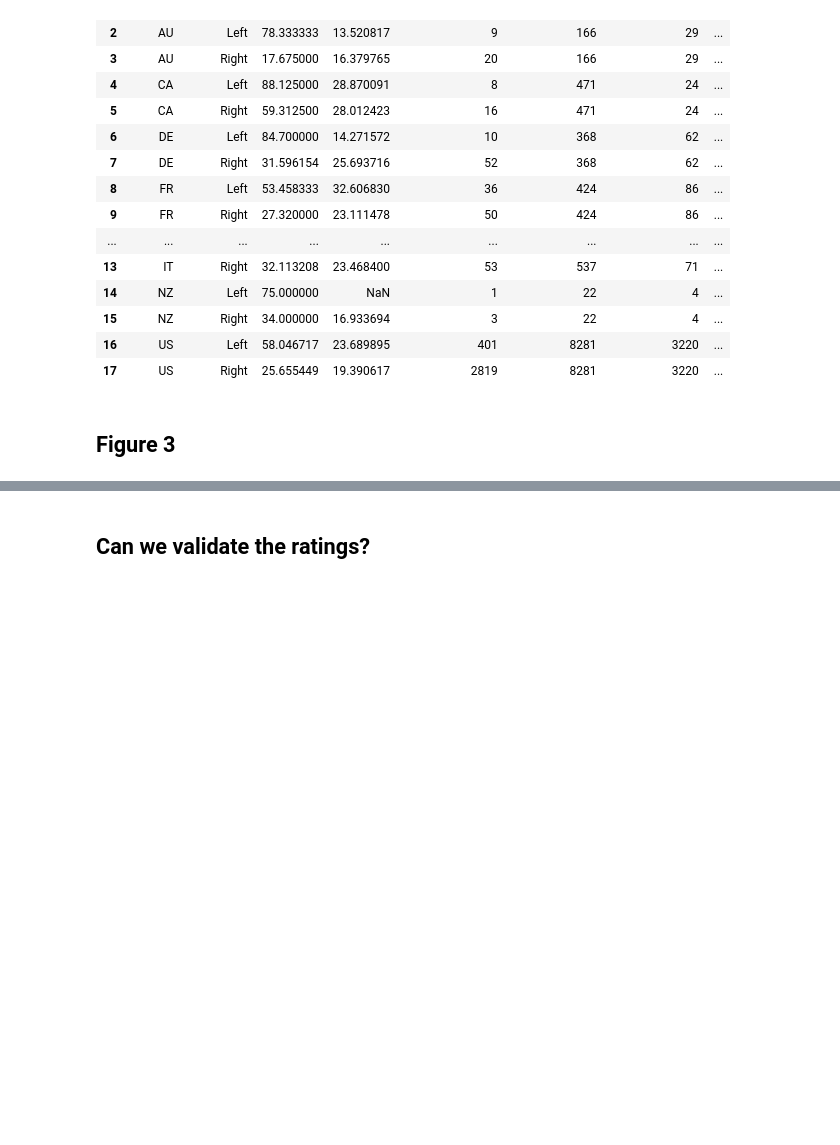
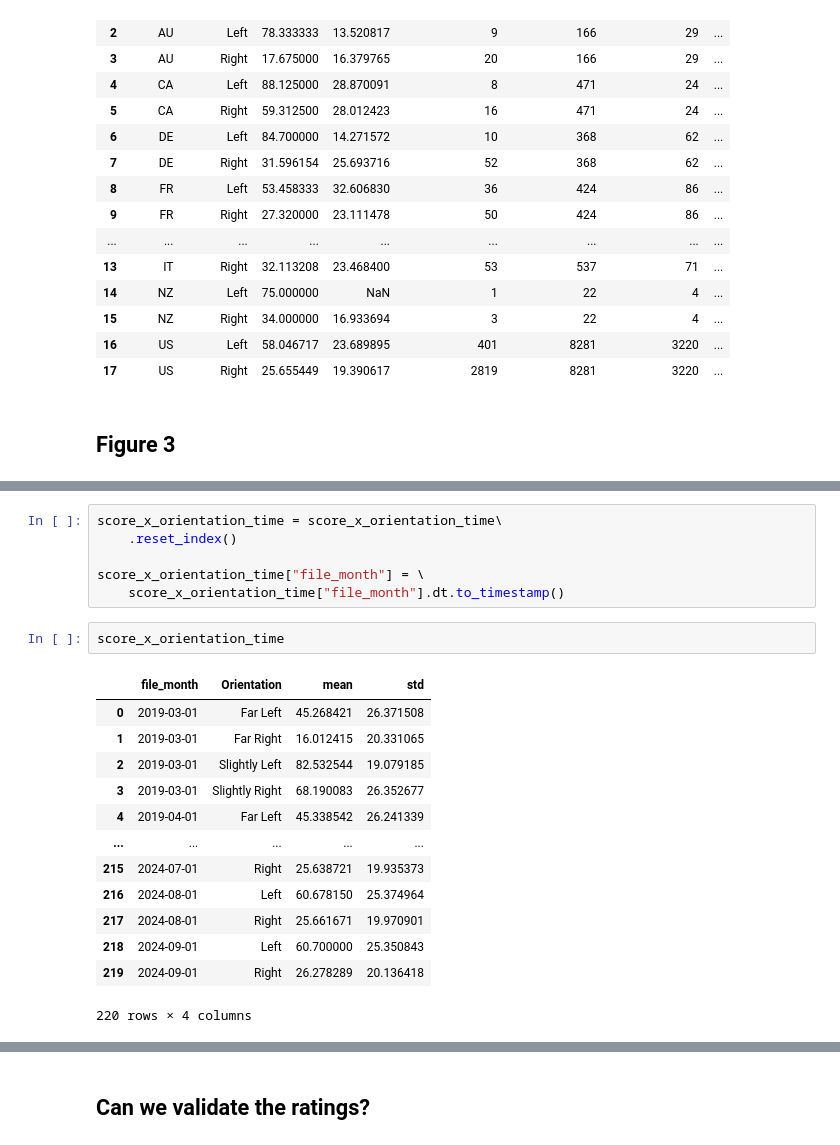
Before and after one commit to julaluehring/newsguard-review-analysis, a Jupyter notebook: describe_orientation.ipynb, the cells around one changed output, grey strips where cells are left out. Saved outputs shown, nothing was run; the diff lists cells and outputs as text; blank space fills up the shorter version.

```diff
--- a/describe_orientation.ipynb
+++ b/describe_orientation.ipynb
@@ -706,0 +551,22 @@ plt.show()
+# %%
+score_x_orientation_time = score_x_orientation_time\
+    .reset_index()
+
+score_x_orientation_time["file_month"] = \
+    score_x_orientation_time["file_month"].dt.to_timestamp()
+# %%
+score_x_orientation_time
+# %% [output]
+|  | file_month | Orientation | mean | std |
+| 0 | 2019-03-01 | Far Left | 45.268421 | 26.371508 |
+| 1 | 2019-03-01 | Far Right | 16.012415 | 20.331065 |
+| 2 | 2019-03-01 | Slightly Left | 82.532544 | 19.079185 |
+| 3 | 2019-03-01 | Slightly Right | 68.190083 | 26.352677 |
+| 4 | 2019-04-01 | Far Left | 45.338542 | 26.241339 |
+| ... | ... | ... | ... | ... |
+| 215 | 2024-07-01 | Right | 25.638721 | 19.935373 |
+| 216 | 2024-08-01 | Left | 60.678150 | 25.374964 |
+| 217 | 2024-08-01 | Right | 25.661671 | 19.970901 |
+| 218 | 2024-09-01 | Left | 60.700000 | 25.350843 |
+| 219 | 2024-09-01 | Right | 26.278289 | 20.136418 |
+220 rows × 4 columns
```
Also changed, not shown: parts of 3 cells of this notebook, 1 other file.
